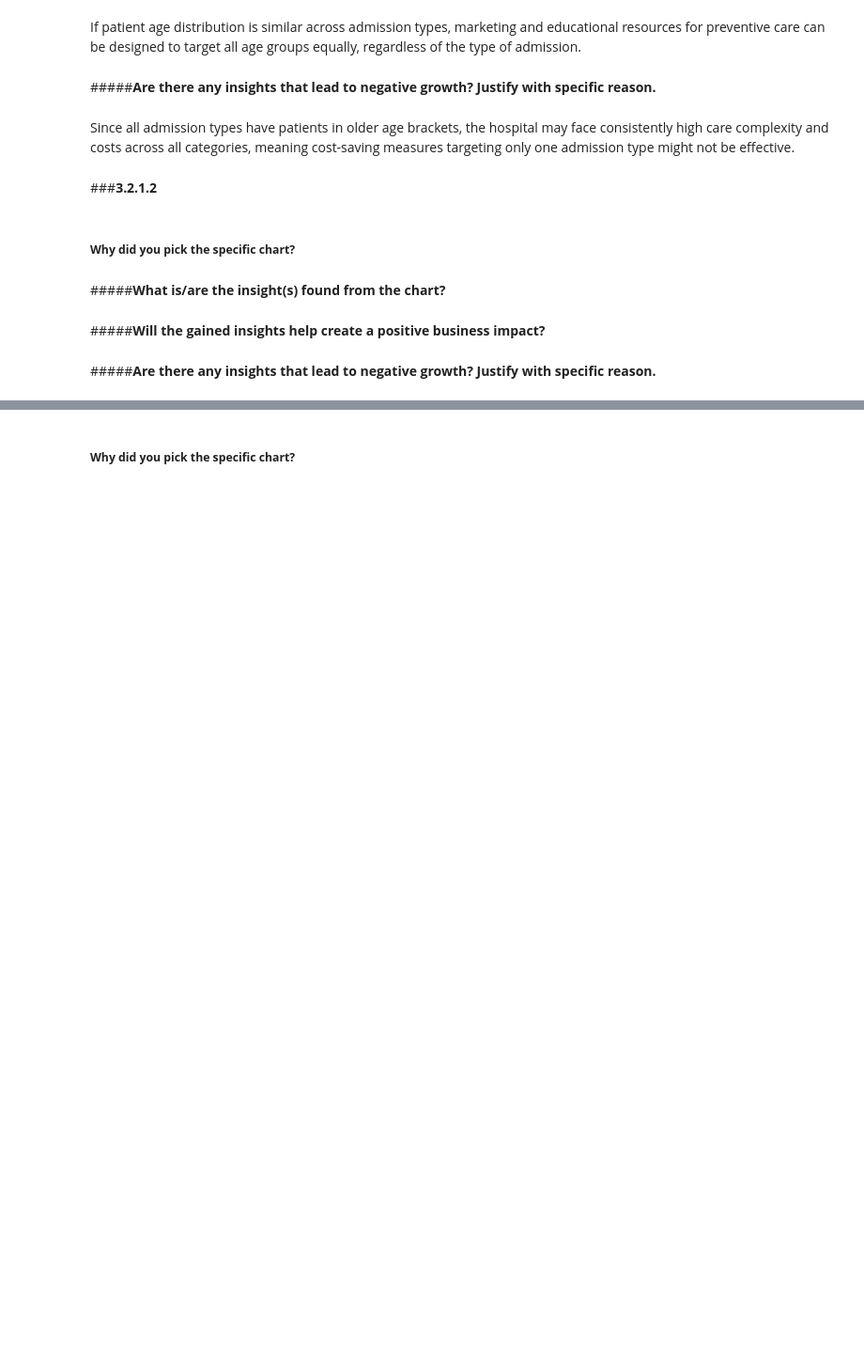
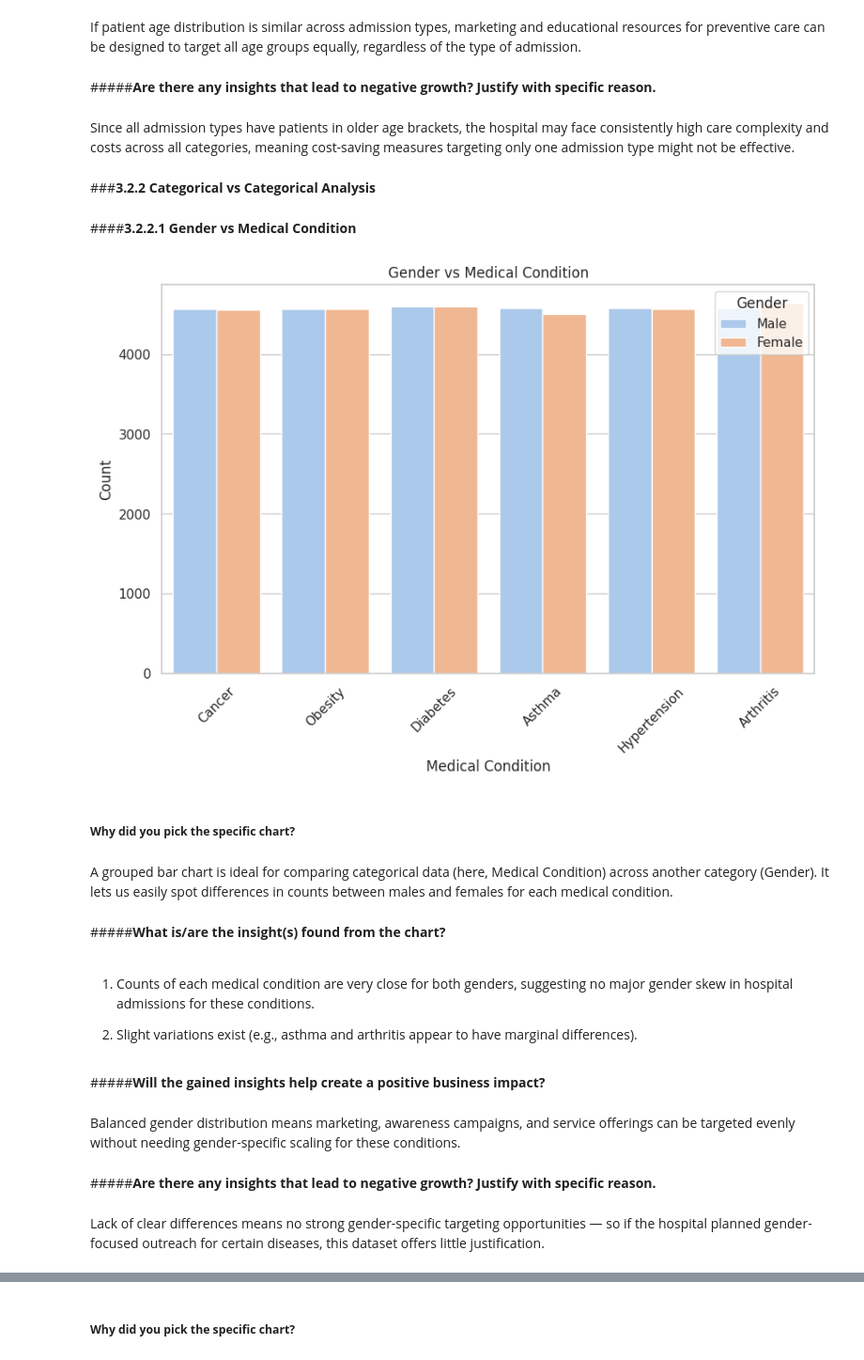
Before and after one commit to Sagarjain93/Healthcare, a Jupyter notebook: Healthcare.ipynb, the cells around one changed output, grey strips where cells are left out. Shown at 94% size. Cells and saved outputs as stored; diff of their text form; code cells hidden in the pictures; blank space fills up the shorter version.

Commit message:
Start Categorical vs Categorical Bi-variate Analysis

```diff
--- a/Healthcare.ipynb
+++ b/Healthcare.ipynb
@@ -1656,4 +1648,4 @@ If patient age distribution is similar across admission types, marketing and edu
 # %% [markdown]
 Since all admission types have patients in older age brackets, the hospital may face consistently high care complexity and costs across all categories, meaning cost-saving measures targeting only one admission type might not be effective.
 # %% [markdown]
-###**3.2.1.2**
+###**3.2.2 Categorical vs Categorical Analysis**
@@ -1662,9 +1652,33 @@ Since all admission types have patients in older age brackets, the hospital may
+# %% [markdown]
+####**3.2.2.1 Gender vs Medical Condition**
+# %%
+#Chart No. 20
+plt.figure(figsize=(10,6))
+sns.countplot(data=df, x='medical_condition', hue='gender', palette='pastel')
+plt.xticks(rotation=45)
+plt.title('Gender vs Medical Condition')
+plt.xlabel('Medical Condition')
+plt.ylabel('Count')
+plt.legend(title='Gender')
+plt.show()
+# %% [output]
+[figure, added]
 # %% [markdown]
 ##### **Why did you pick the specific chart?**
+# %% [markdown]
+A grouped bar chart is ideal for comparing categorical data (here, Medical Condition) across another category (Gender). It lets us easily spot differences in counts between males and females for each medical condition.
 # %% [markdown]
 #####**What is/are the insight(s) found from the chart?**
+# %% [markdown]
+1. Counts of each medical condition are very close for both genders, suggesting no major gender skew in hospital admissions for these conditions.
+
+2. Slight variations exist (e.g., asthma and arthritis appear to have marginal differences).
 # %% [markdown]
 #####**Will the gained insights help create a positive business impact?**
+# %% [markdown]
+Balanced gender distribution means marketing, awareness campaigns, and service offerings can be targeted evenly without needing gender-specific scaling for these conditions.
 # %% [markdown]
 #####**Are there any insights that lead to negative growth? Justify with specific reason.**
+# %% [markdown]
+Lack of clear differences means no strong gender-specific targeting opportunities — so if the hospital planned gender-focused outreach for certain diseases, this dataset offers little justification.
 # %% [markdown]
```
Also changed, not shown: parts of 19 cells of this notebook.
